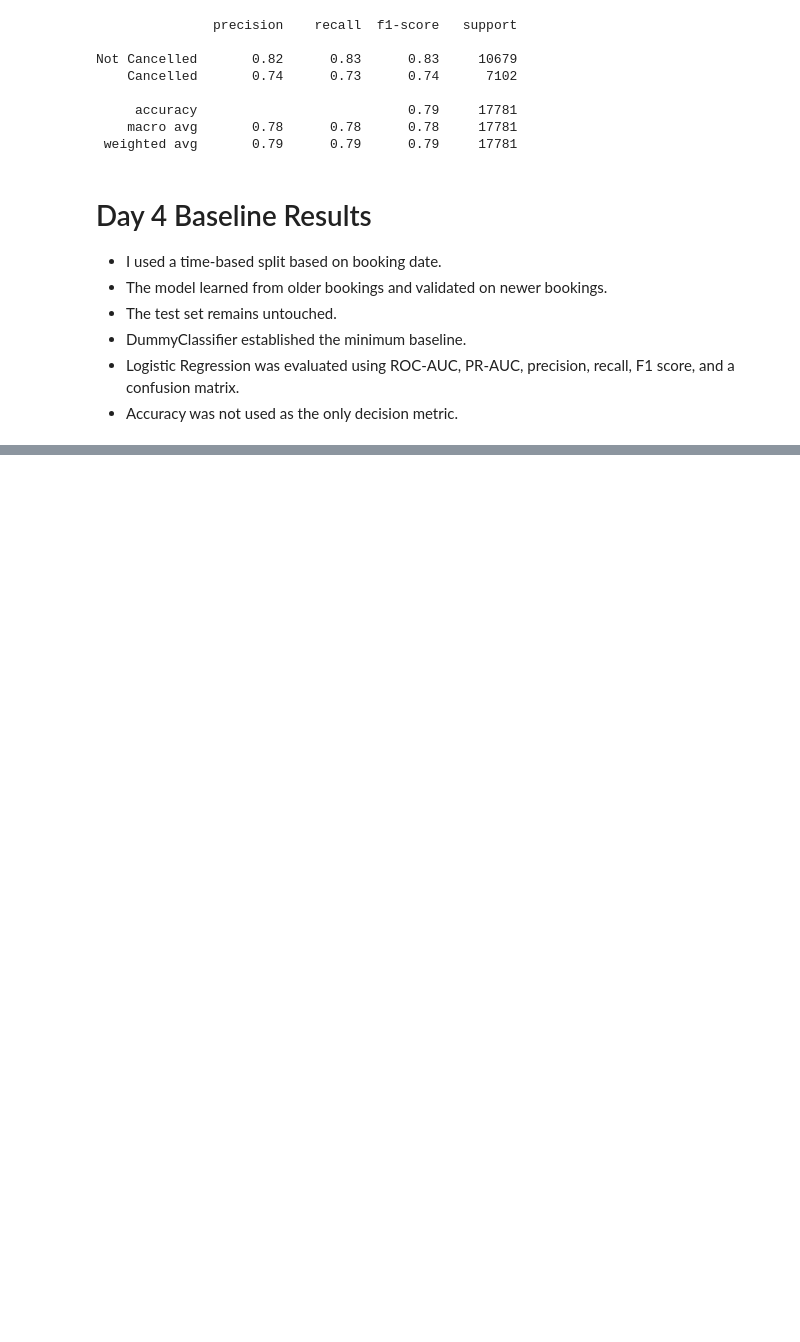
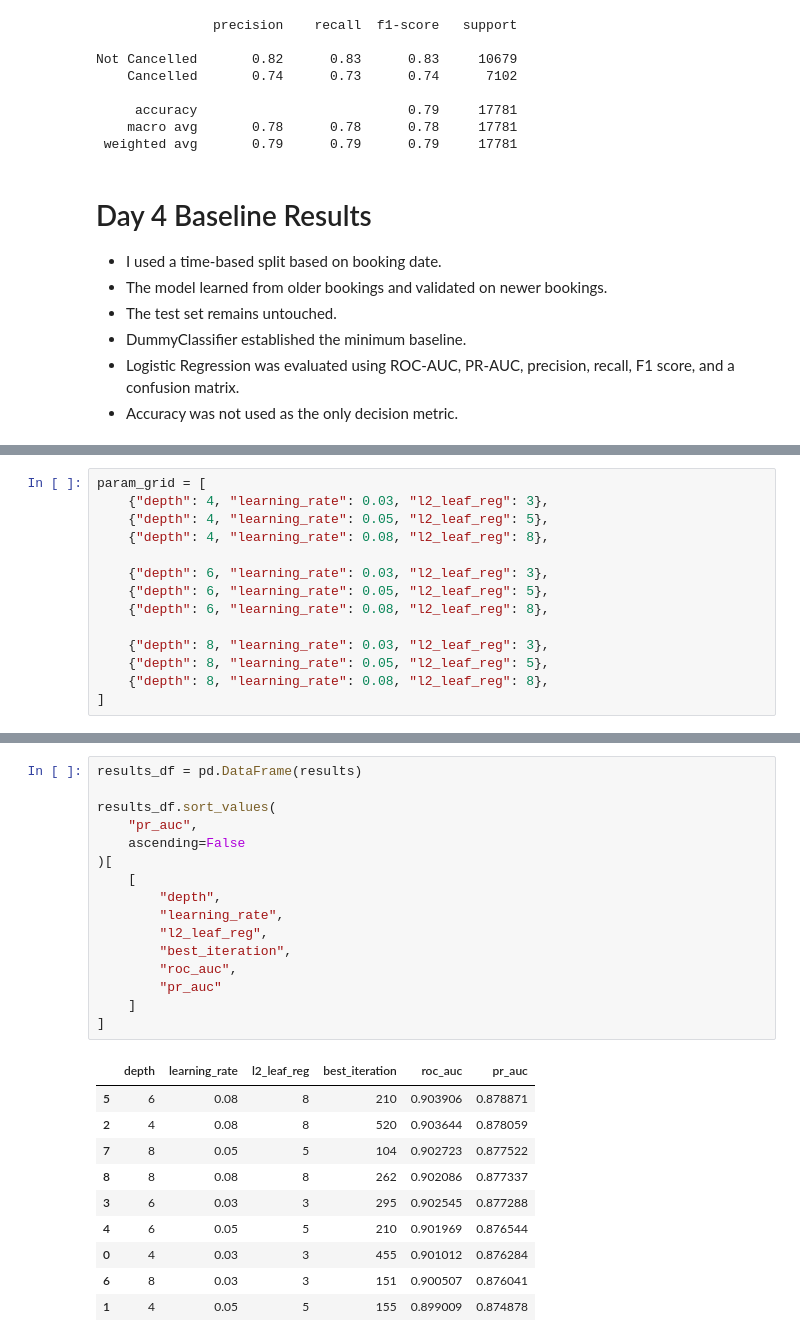
Before and after one commit to meezi123/BookingShield, a Jupyter notebook: notebooks/modeling_and_evaluation.ipynb, the cells around one changed output, grey strips where cells are left out. Cells and saved outputs as stored; diff of their text form; blank space fills up the shorter version.

```diff
--- a/notebooks/modeling_and_evaluation.ipynb
+++ b/notebooks/modeling_and_evaluation.ipynb
@@ -477,0 +673,14 @@ Not Cancelled       0.82      0.83      0.83     10679
+# %%
+param_grid = [
+    {"depth": 4, "learning_rate": 0.03, "l2_leaf_reg": 3},
+    {"depth": 4, "learning_rate": 0.05, "l2_leaf_reg": 5},
+    {"depth": 4, "learning_rate": 0.08, "l2_leaf_reg": 8},
+
+    {"depth": 6, "learning_rate": 0.03, "l2_leaf_reg": 3},
+    {"depth": 6, "learning_rate": 0.05, "l2_leaf_reg": 5},
+    {"depth": 6, "learning_rate": 0.08, "l2_leaf_reg": 8},
+
+    {"depth": 8, "learning_rate": 0.03, "l2_leaf_reg": 3},
+    {"depth": 8, "learning_rate": 0.05, "l2_leaf_reg": 5},
+    {"depth": 8, "learning_rate": 0.08, "l2_leaf_reg": 8},
+]
@@ -477,0 +735,27 @@ Not Cancelled       0.82      0.83      0.83     10679
+# %%
+results_df = pd.DataFrame(results)
+
+results_df.sort_values(
+    "pr_auc",
+    ascending=False
+)[
+    [
+        "depth",
+        "learning_rate",
+        "l2_leaf_reg",
+        "best_iteration",
+        "roc_auc",
+        "pr_auc"
+    ]
+]
+# %% [output]
+|  | depth | learning_rate | l2_leaf_reg | best_iteration | roc_auc | pr_auc |
+| 5 | 6 | 0.08 | 8 | 210 | 0.903906 | 0.878871 |
+| 2 | 4 | 0.08 | 8 | 520 | 0.903644 | 0.878059 |
+| 7 | 8 | 0.05 | 5 | 104 | 0.902723 | 0.877522 |
+| 8 | 8 | 0.08 | 8 | 262 | 0.902086 | 0.877337 |
+| 3 | 6 | 0.03 | 3 | 295 | 0.902545 | 0.877288 |
+| 4 | 6 | 0.05 | 5 | 210 | 0.901969 | 0.876544 |
+| 0 | 4 | 0.03 | 3 | 455 | 0.901012 | 0.876284 |
+| 6 | 8 | 0.03 | 3 | 151 | 0.900507 | 0.876041 |
+| 1 | 4 | 0.05 | 5 | 155 | 0.899009 | 0.874878 |
```
Also changed, not shown: parts of 17 cells of this notebook, 1 other file.
